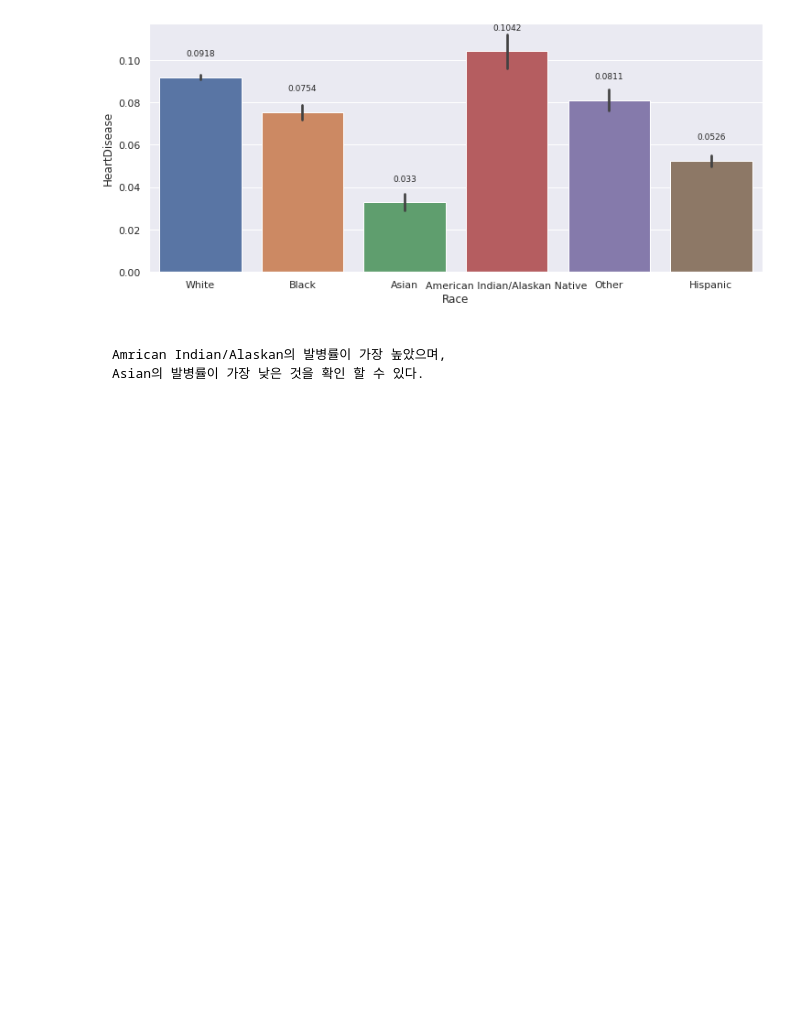
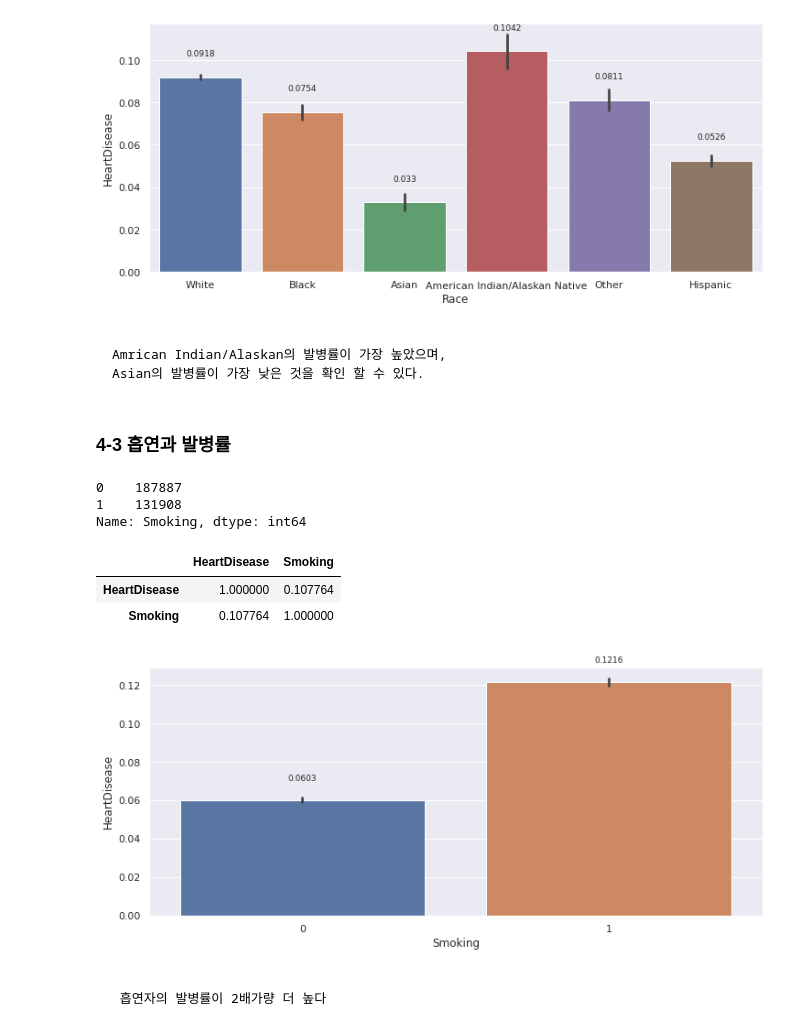
Before and after one commit to y001003/yeardream, a Jupyter notebook: project/HeartDiseaseEDA.ipynb, the cells around one changed output. Cells and saved outputs as stored; diff of their text form; code cells hidden in the pictures; blank space fills up the shorter version.

```diff
--- a/project/HeartDiseaseEDA.ipynb
+++ b/project/HeartDiseaseEDA.ipynb
@@ -270,3 +287,28 @@ plt.show()
 >
     Amrican Indian/Alaskan의 발병률이 가장 높았으며,
     Asian의 발병률이 가장 낮은 것을 확인 할 수 있다.
+# %% [markdown]
+### 4-3 흡연과 발병률
+# %%
+df['Smoking'].value_counts()
+# %% [output]
+0    187887
+1    131908
+Name: Smoking, dtype: int64
+# %%
+df[['HeartDisease','Smoking']].corr()
+# %% [output]
+|  | HeartDisease | Smoking |
+| HeartDisease | 1.000000 | 0.107764 |
+| Smoking | 0.107764 | 1.000000 |
+# %%
+ax = sns.barplot(data=df, x='Smoking', y='HeartDisease')
+for p in ax.patches:
+    height = round(p.get_height(), 4)
+    ax.text(p.get_x() + p.get_width() / 2.,y=height+0.01,s= height, ha = 'center', size = 9)
+plt.show()
+# %% [output]
+[figure, added]
+# %% [markdown]
+>
+     흡연자의 발병률이 2배가량 더 높다
```
Also changed, not shown: parts of 1 cell of this notebook.
